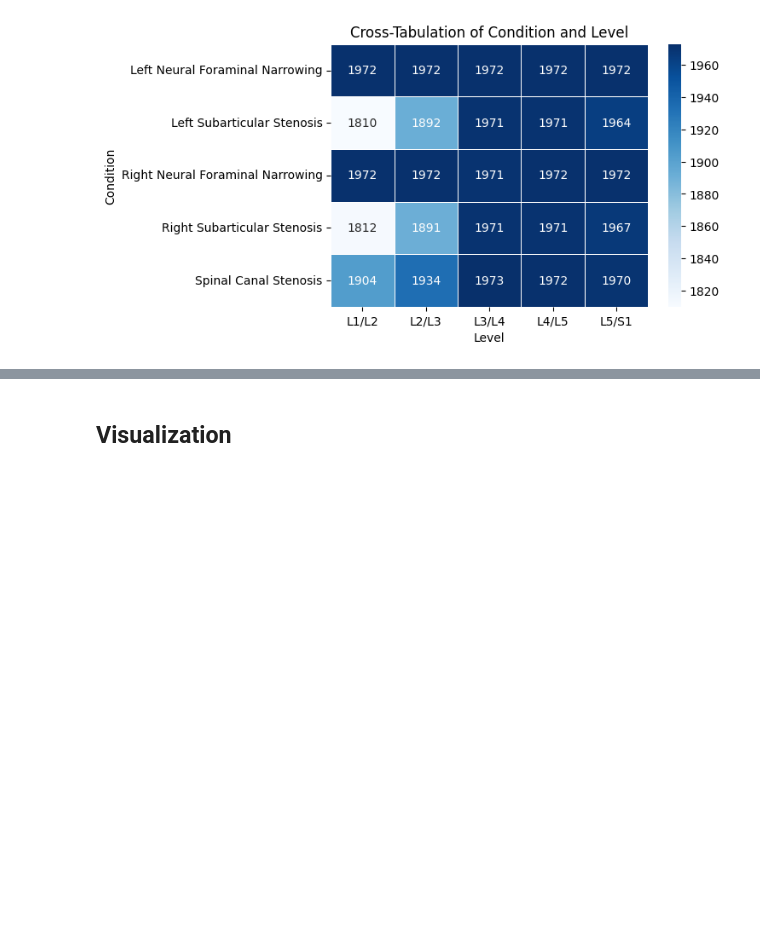
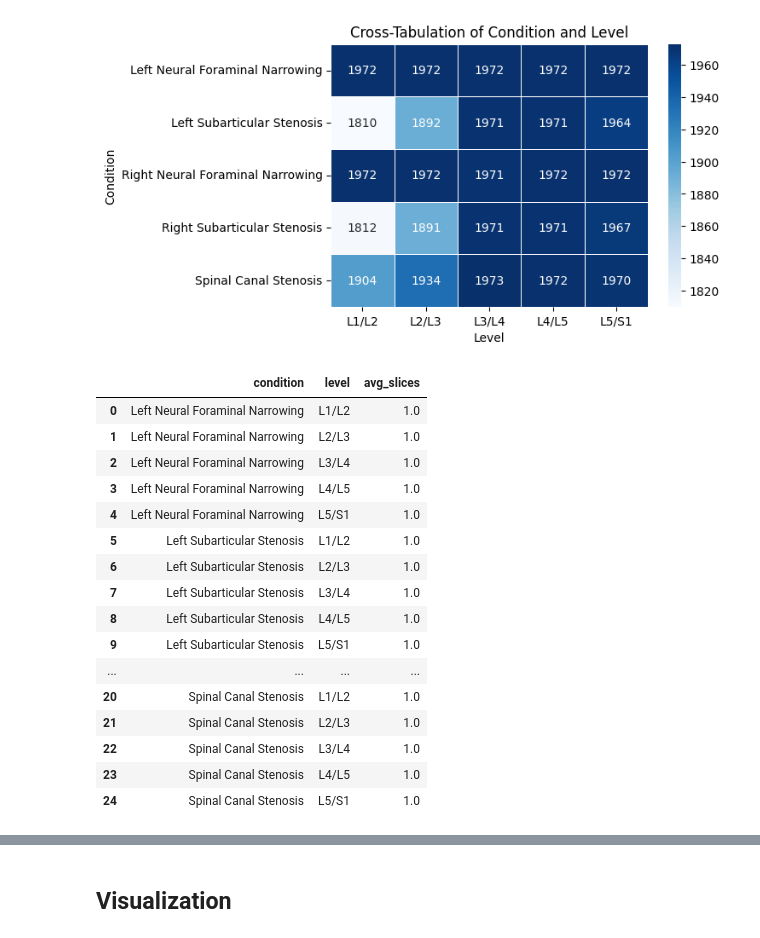
Before and after one commit to johanalukesova/VSE_bachelor_thesis_lumbar_spine_degeneration_classification, a Jupyter notebook: Preprocessing-EDA/Data-preprocessing.ipynb, the cells around one changed output, grey strips where cells are left out. Saved outputs shown, nothing was run; the diff lists cells and outputs as text; code cells hidden in the pictures; blank space fills up the shorter version.

```diff
--- a/Preprocessing-EDA/Data-preprocessing.ipynb
+++ b/Preprocessing-EDA/Data-preprocessing.ipynb
@@ -182,3 +182,51 @@ plt.ylabel('Condition')
 plt.show()
 # %% [output]
 [figure]
+# %%
+# Cell 1: count slices + compute averages
+slice_repetition_df = (
+    data_merged
+    .dropna(subset=["study_id", "condition", "level", "img_path"])
+    .groupby(["study_id", "condition", "level"])["img_path"]
+    .nunique()
+    .reset_index(name="n_slices")
+)
+
+level_order = ["L1/L2", "L2/L3", "L3/L4", "L4/L5", "L5/S1"]
+
+slice_repetition_df["level"] = pd.Categorical(
+    slice_repetition_df["level"],
+    categories=level_order,
+    ordered=True
+)
+
+# --- NEW PART: average number of slices ---
+avg_slices_df = (
+    slice_repetition_df
+    .groupby(["condition", "level"], observed=True)["n_slices"]
+    .mean()
+    .reset_index(name="avg_slices")
+)
+
+avg_slices_df = avg_slices_df.sort_values(["condition", "level"])
+
+avg_slices_df
+#one slice per conditionxlevel
+# %% [output]
+|  | condition | level | avg_slices |
+| 0 | Left Neural Foraminal Narrowing | L1/L2 | 1.0 |
+| 1 | Left Neural Foraminal Narrowing | L2/L3 | 1.0 |
+| 2 | Left Neural Foraminal Narrowing | L3/L4 | 1.0 |
+| 3 | Left Neural Foraminal Narrowing | L4/L5 | 1.0 |
+| 4 | Left Neural Foraminal Narrowing | L5/S1 | 1.0 |
+| 5 | Left Subarticular Stenosis | L1/L2 | 1.0 |
+| 6 | Left Subarticular Stenosis | L2/L3 | 1.0 |
+| 7 | Left Subarticular Stenosis | L3/L4 | 1.0 |
+| 8 | Left Subarticular Stenosis | L4/L5 | 1.0 |
+| 9 | Left Subarticular Stenosis | L5/S1 | 1.0 |
+| ... | ... | ... | ... |
+| 20 | Spinal Canal Stenosis | L1/L2 | 1.0 |
+| 21 | Spinal Canal Stenosis | L2/L3 | 1.0 |
+| 22 | Spinal Canal Stenosis | L3/L4 | 1.0 |
+| 23 | Spinal Canal Stenosis | L4/L5 | 1.0 |
+| 24 | Spinal Canal Stenosis | L5/S1 | 1.0 |
```
Also changed, not shown: parts of 2 cells of this notebook, 6 other files.
